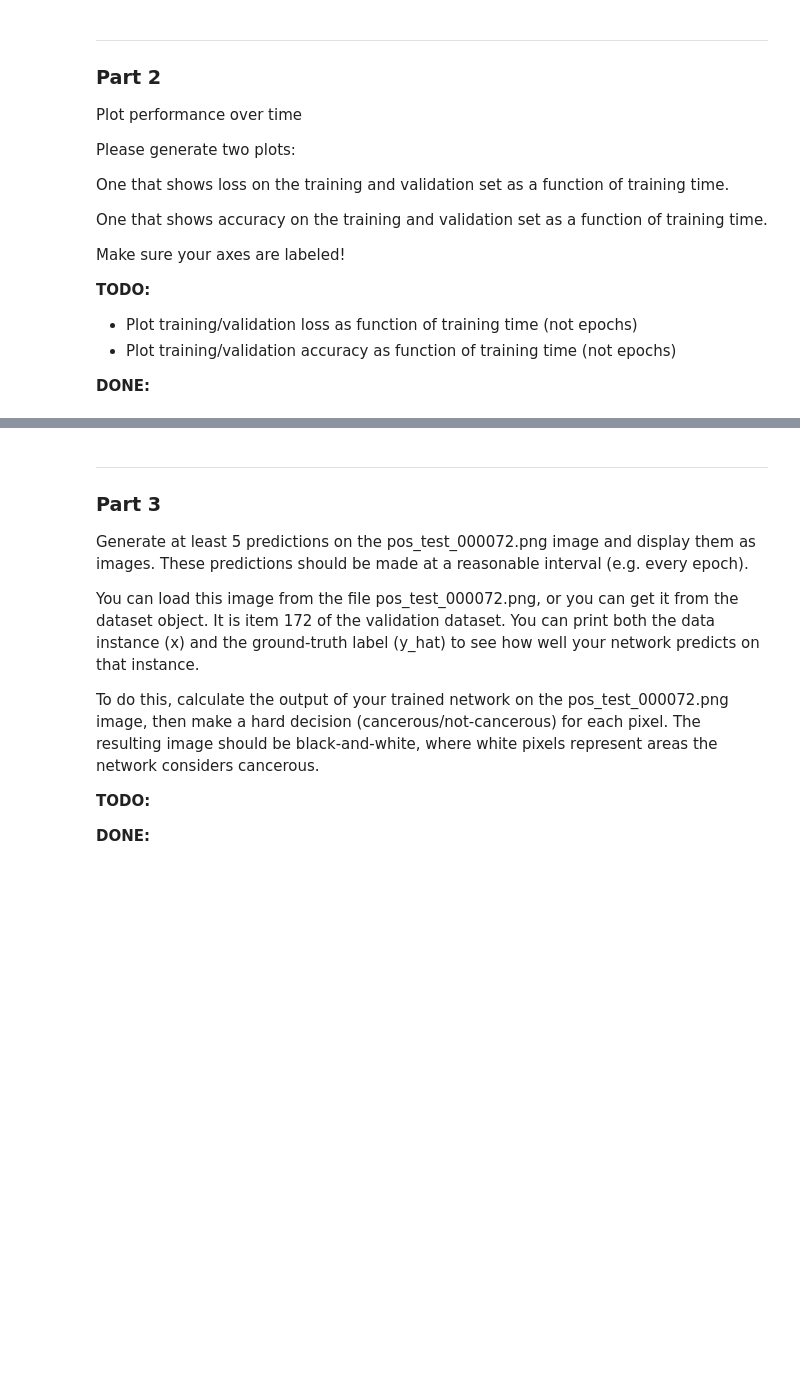
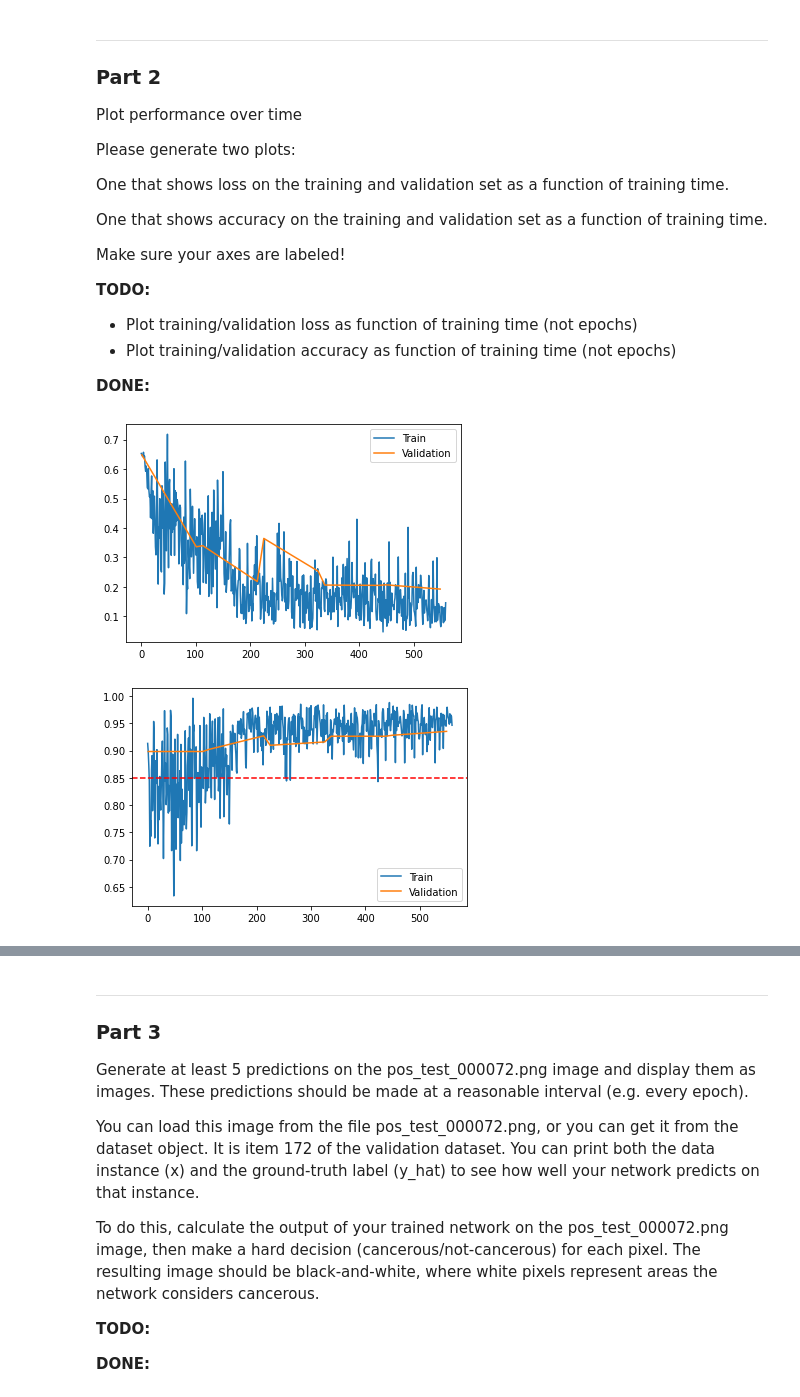
Before and after one commit to trogdentyler/cs474, a Jupyter notebook: projects/project4/Copy_of_lab4.ipynb, the cells around one changed output, grey strips where cells are left out. Cells and saved outputs as stored; diff of their text form; code cells hidden in the pictures; blank space fills up the shorter version.

```diff
--- a/projects/project4/Copy_of_lab4.ipynb
+++ b/projects/project4/Copy_of_lab4.ipynb
@@ -493,3 +478,22 @@ Please generate two plots:
+# %%
+# Your plotting code here
+a, b = zip(*validation)
+
+plt.plot(losses, label="Train")
+plt.plot(a, b, label="Validation")
+plt.legend()
+plt.show()
+
+c, d = zip(*validation_accuracy)
+
+plt.plot(accuracy, label="Train")
+plt.plot(c, d, label="Validation")
+plt.axhline(.85, 0, 1400,color='r', linestyle='--')
+plt.legend()
+plt.show()
+# %% [output]
+[figure, added]
+[figure, added]
 # %% [markdown]
 **NOTE:**
 
```
Also changed, not shown: parts of 8 cells of this notebook, 2 other files.
